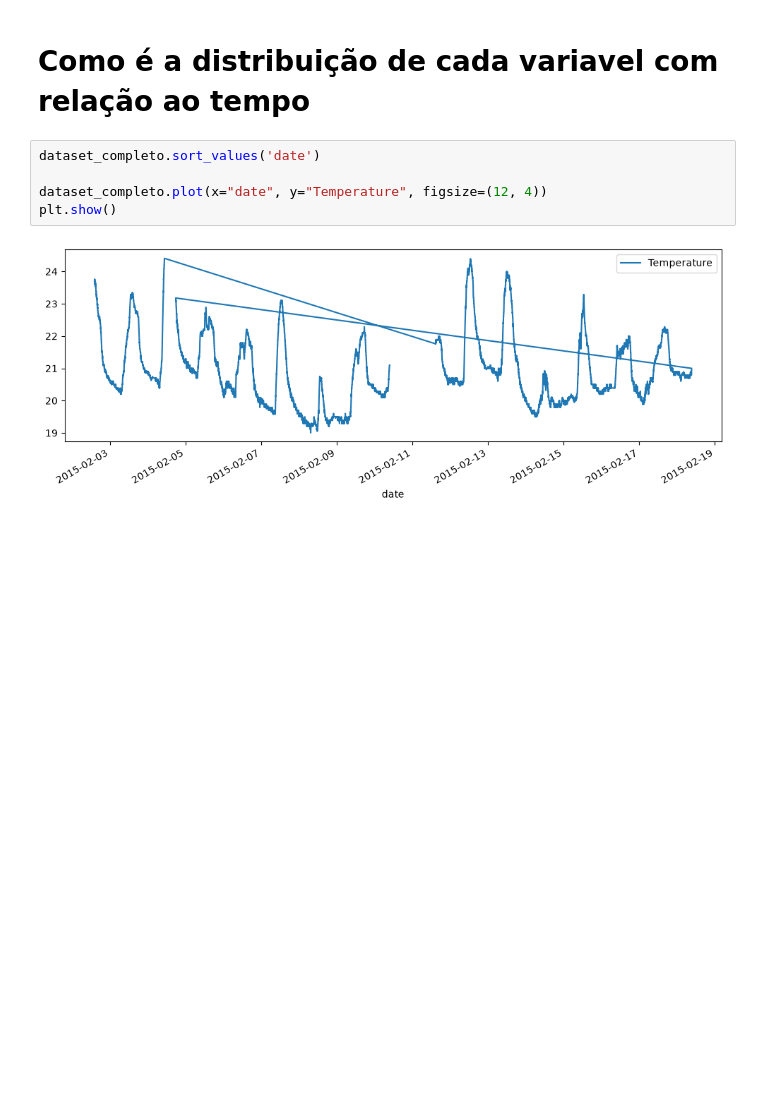
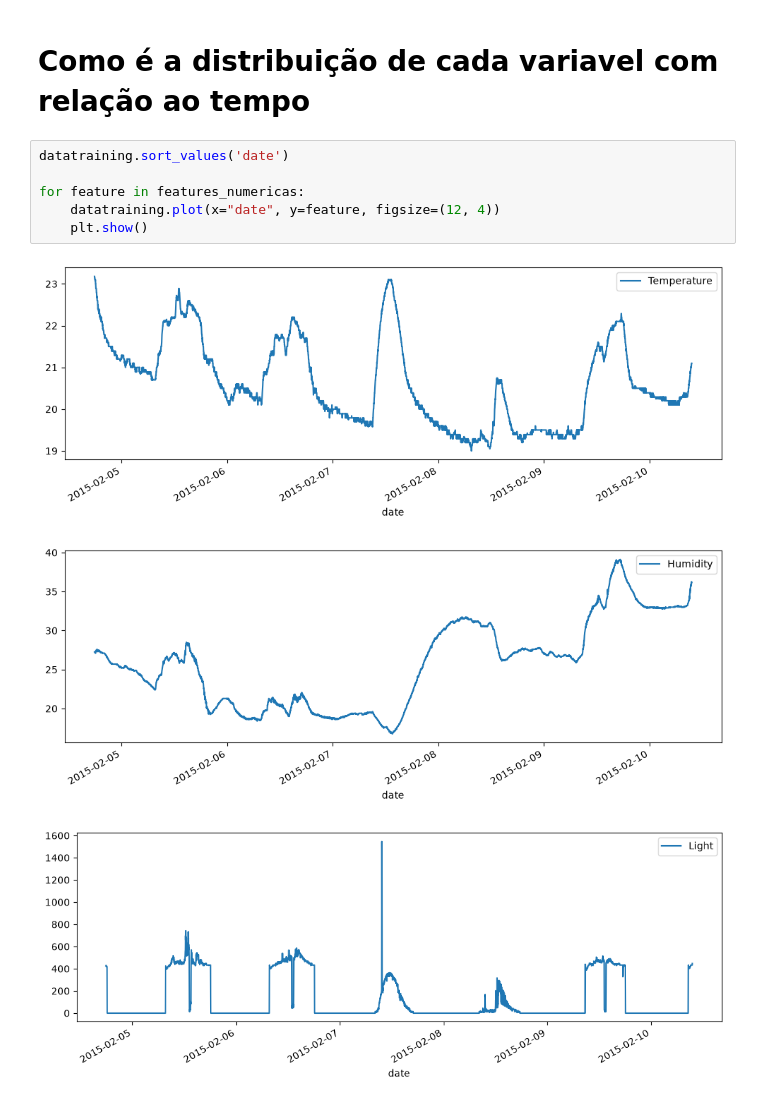
Before and after one commit to ScoredSleet/Analise-Base-Occupancy-Detection, a Jupyter notebook: eda.ipynb, the cells around one changed output. Drawn from its saved outputs; the diff is of its cells as text; blank space fills up the shorter version.

```diff
--- a/eda.ipynb
+++ b/eda.ipynb
@@ -213,9 +213,12 @@ matriz_corr(dataset_completo, "dataset_completo")
 # %% [markdown]
 # Como é a distribuição de cada variavel com relação ao tempo
 # %%
-dataset_completo.sort_values('date')
+datatraining.sort_values('date')
 
-dataset_completo.plot(x="date", y="Temperature", figsize=(12, 4))
-plt.show()
+for feature in features_numericas:
+    datatraining.plot(x="date", y=feature, figsize=(12, 4))
+    plt.show()
 # %% [output]
-[figure, old version]
+[figure, new version]
+[figure, added]
+[figure, added]
```
Also changed, not shown: parts of 1 cell of this notebook, 9 other files.
